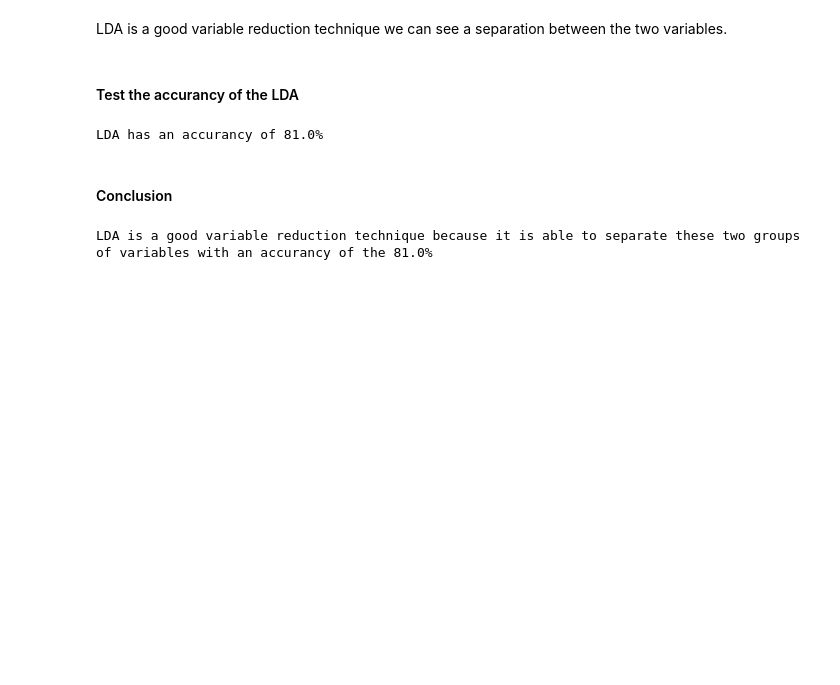
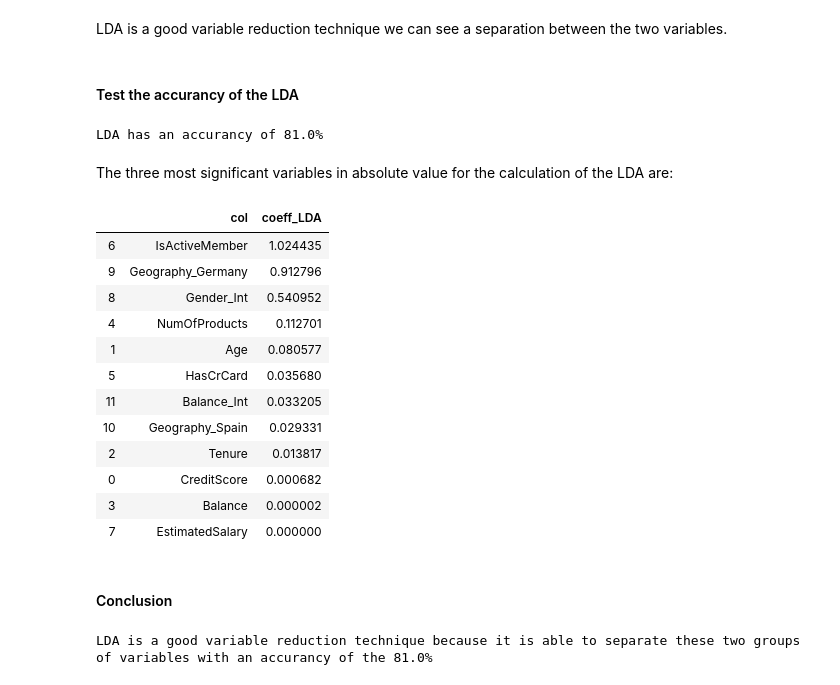
Before and after one commit to ironhack-bcn-data-june-2020/project-ml-bank-churn, a Jupyter notebook: PCA-LDA.ipynb, the cells around one changed output. Cells and saved outputs as stored; diff of their text form; code cells hidden in the pictures; blank space fills up the shorter version.

```diff
--- a/PCA-LDA.ipynb
+++ b/PCA-LDA.ipynb
@@ -321,6 +321,35 @@ accurancy_LDA=lda.score(X,y)
 print(f'LDA has an accurancy of {round(accurancy_LDA*100)}%')
 # %% [output]
 LDA has an accurancy of 81.0%
+# %%
+churn_col = ['CreditScore', 'Age', 'Tenure', 'Balance', 'NumOfProducts', 'HasCrCard',
+       'IsActiveMember', 'EstimatedSalary', 'Gender_Int',
+       'Geography_Germany', 'Geography_Spain', 'Balance_Int']
+# %%
+# Coefficients LDA
+# Display vector values as floats
+lda_coeff=['{:f}'.format(x) for x in lda.coef_[0]]
+lda_coeff=[float(x) for x in lda_coeff]
+lda_coeff= [abs(x) for x in lda_coeff]
+# %% [markdown]
+The three most significant variables in absolute value for the calculation of the LDA are:
+# %%
+df = pd.DataFrame({'col':churn_col, 'coeff_LDA':lda_coeff})
+df.sort_values(by='coeff_LDA', ascending=False)
+# %% [output]
+|  | col | coeff_LDA |
+| 6 | IsActiveMember | 1.024435 |
+| 9 | Geography_Germany | 0.912796 |
+| 8 | Gender_Int | 0.540952 |
+| 4 | NumOfProducts | 0.112701 |
+| 1 | Age | 0.080577 |
+| 5 | HasCrCard | 0.035680 |
+| 11 | Balance_Int | 0.033205 |
+| 10 | Geography_Spain | 0.029331 |
+| 2 | Tenure | 0.013817 |
+| 0 | CreditScore | 0.000682 |
+| 3 | Balance | 0.000002 |
+| 7 | EstimatedSalary | 0.000000 |
 # %% [markdown]
 #### Conclusion
 # %%
```
Also changed, not shown: parts of 9 cells of this notebook, 2 other files.
